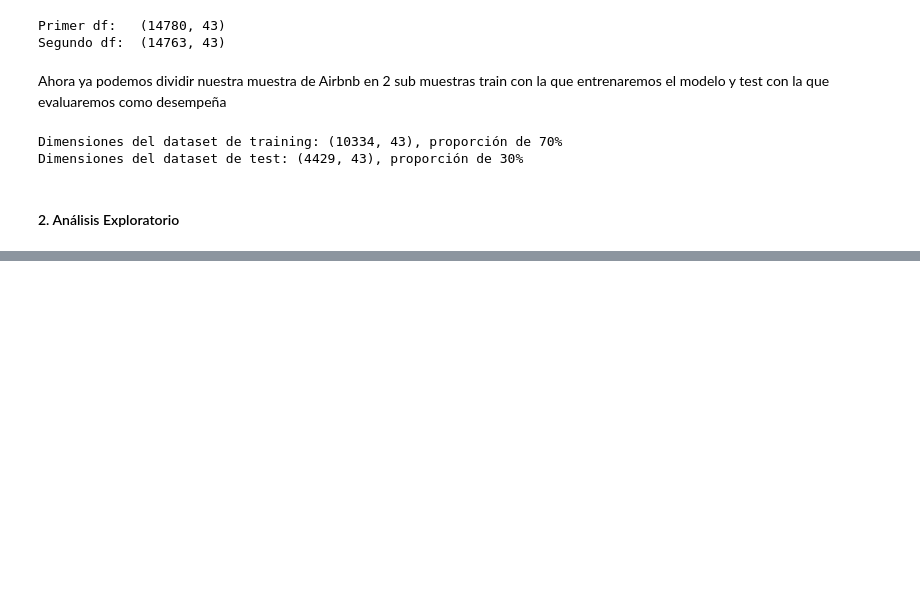
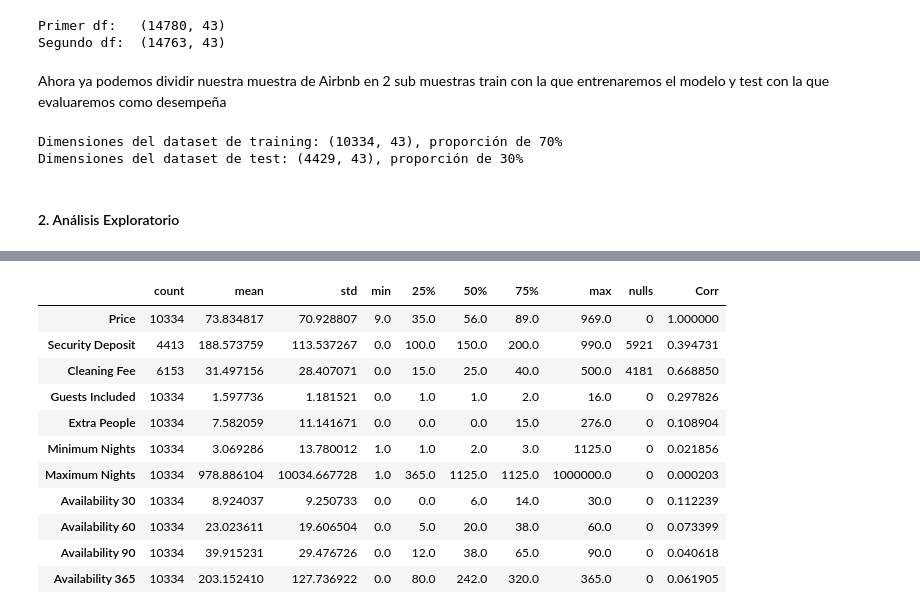
Before and after one commit to ramonlaborda/practica-ml, a Jupyter notebook: Estimacion Precio Airbnb.ipynb, the cells around one changed output, grey strips where cells are left out. Cells and saved outputs as stored; diff of their text form; code cells hidden in the pictures; blank space fills up the shorter version.

```diff
--- a/Estimacion Precio Airbnb.ipynb
+++ b/Estimacion Precio Airbnb.ipynb
@@ -105,0 +191,33 @@ Dimensiones del dataset de test: (4429, 43), proporción de 30%
+# %%
+import numpy as np
+
+def custom_descibre(df):
+
+    # Solo columnas tipo numericas
+    numeric_df = df.select_dtypes(include=[np.number])
+
+    count = numeric_df.count()
+    mean = numeric_df.mean()
+    std = numeric_df.std()
+    min_value = numeric_df.min()
+    quantile_25 = numeric_df.quantile(0.25)
+    median = numeric_df.median()
+    quantile_75 = numeric_df.quantile(0.75)
+    max_value = numeric_df.max()
+    nulls = numeric_df.isnull().sum()
+    correlacion = numeric_df.corrwith(numeric_df.iloc[:, 0])
+
+    stats_df = pd.DataFrame({
+        'count': count,
+        'mean': mean,
+        'std': std,
+        'min': min_value,
+        '25%': quantile_25,
+        '50%': median,
+        '75%': quantile_75,
+        'max': max_value,
+        'nulls': nulls,
+        'Corr': correlacion
+    })
+
+    return stats_df
@@ -105,0 +458,15 @@ Dimensiones del dataset de test: (4429, 43), proporción de 30%
+# %%
+custom_descibre(train[['Price'] + val_rent])
+# %% [output]
+|  | count | mean | std | min | 25% | 50% | 75% | max | nulls | Corr |
+| Price | 10334 | 73.834817 | 70.928807 | 9.0 | 35.0 | 56.0 | 89.0 | 969.0 | 0 | 1.000000 |
+| Security Deposit | 4413 | 188.573759 | 113.537267 | 0.0 | 100.0 | 150.0 | 200.0 | 990.0 | 5921 | 0.394731 |
+| Cleaning Fee | 6153 | 31.497156 | 28.407071 | 0.0 | 15.0 | 25.0 | 40.0 | 500.0 | 4181 | 0.668850 |
+| Guests Included | 10334 | 1.597736 | 1.181521 | 0.0 | 1.0 | 1.0 | 2.0 | 16.0 | 0 | 0.297826 |
+| Extra People | 10334 | 7.582059 | 11.141671 | 0.0 | 0.0 | 0.0 | 15.0 | 276.0 | 0 | 0.108904 |
+| Minimum Nights | 10334 | 3.069286 | 13.780012 | 1.0 | 1.0 | 2.0 | 3.0 | 1125.0 | 0 | 0.021856 |
+| Maximum Nights | 10334 | 978.886104 | 10034.667728 | 1.0 | 365.0 | 1125.0 | 1125.0 | 1000000.0 | 0 | 0.000203 |
+| Availability 30 | 10334 | 8.924037 | 9.250733 | 0.0 | 0.0 | 6.0 | 14.0 | 30.0 | 0 | 0.112239 |
+| Availability 60 | 10334 | 23.023611 | 19.606504 | 0.0 | 5.0 | 20.0 | 38.0 | 60.0 | 0 | 0.073399 |
+| Availability 90 | 10334 | 39.915231 | 29.476726 | 0.0 | 12.0 | 38.0 | 65.0 | 90.0 | 0 | 0.040618 |
+| Availability 365 | 10334 | 203.152410 | 127.736922 | 0.0 | 80.0 | 242.0 | 320.0 | 365.0 | 0 | 0.061905 |
```
Also changed, not shown: parts of 40 cells of this notebook, 1 other file.
